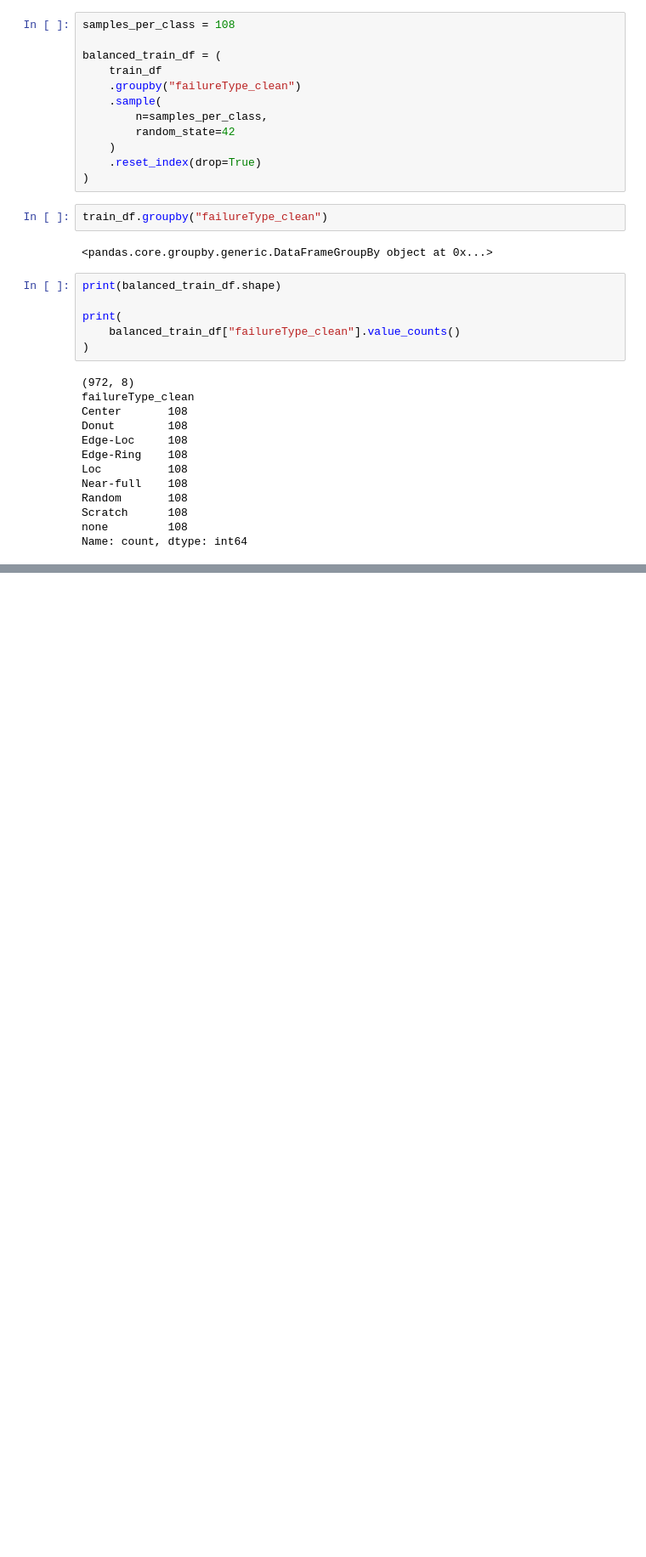
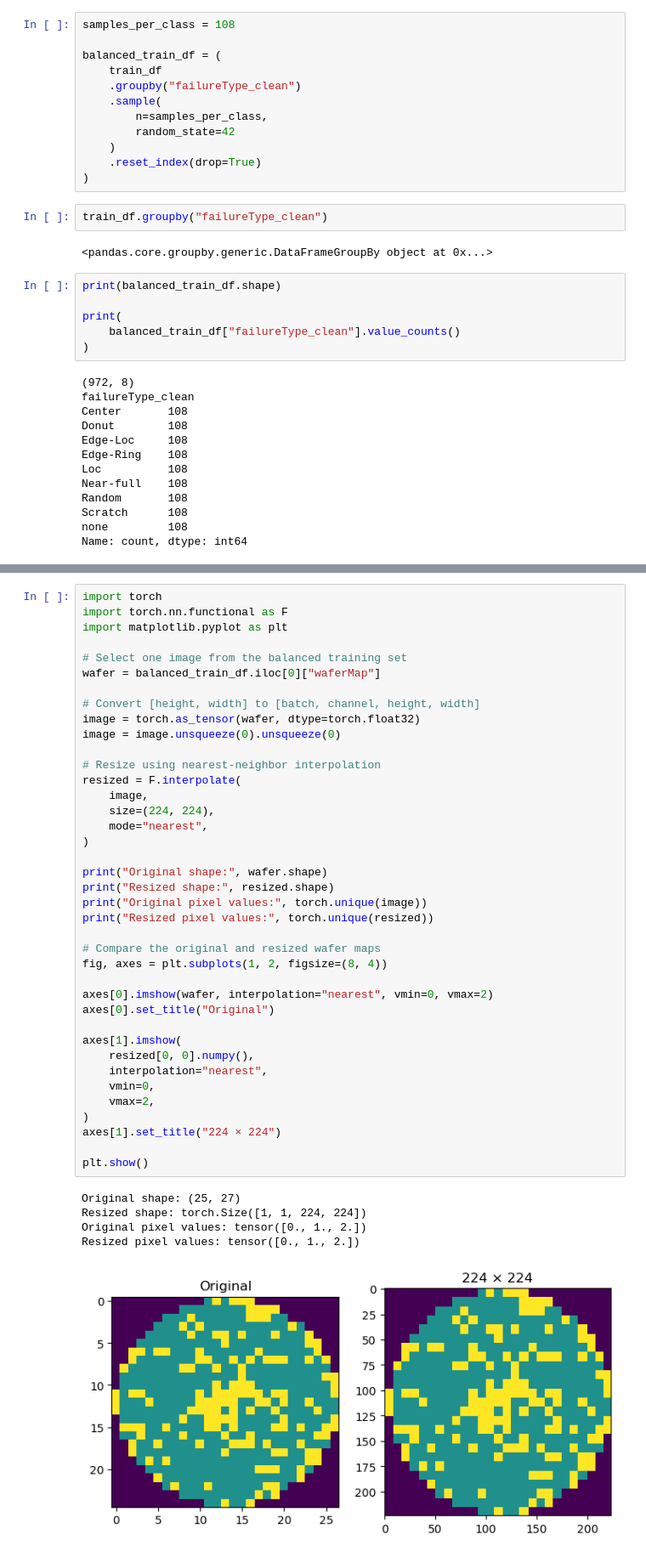
Before and after one commit to Chen-Connie/wm811k-wafer-classification, a Jupyter notebook: wm811k_exploration.ipynb, the cells around one changed output, grey strips where cells are left out. Shown at 85% size. Drawn from its saved outputs; the diff is of its cells as text; blank space fills up the shorter version.

```diff
--- a/wm811k_exploration.ipynb
+++ b/wm811k_exploration.ipynb
@@ -550,0 +588,45 @@ Name: count, dtype: int64
+# %%
+import torch
+import torch.nn.functional as F
+import matplotlib.pyplot as plt
+
+# Select one image from the balanced training set
+wafer = balanced_train_df.iloc[0]["waferMap"]
+
+# Convert [height, width] to [batch, channel, height, width]
+image = torch.as_tensor(wafer, dtype=torch.float32)
+image = image.unsqueeze(0).unsqueeze(0)
+
+# Resize using nearest-neighbor interpolation
+resized = F.interpolate(
+    image,
+    size=(224, 224),
+    mode="nearest",
+)
+
+print("Original shape:", wafer.shape)
+print("Resized shape:", resized.shape)
+print("Original pixel values:", torch.unique(image))
+print("Resized pixel values:", torch.unique(resized))
+
+# Compare the original and resized wafer maps
+fig, axes = plt.subplots(1, 2, figsize=(8, 4))
+
+axes[0].imshow(wafer, interpolation="nearest", vmin=0, vmax=2)
+axes[0].set_title("Original")
+
+axes[1].imshow(
+    resized[0, 0].numpy(),
+    interpolation="nearest",
+    vmin=0,
+    vmax=2,
+)
+axes[1].set_title("224 × 224")
+
+plt.show()
+# %% [output]
+Original shape: (25, 27)
+Resized shape: torch.Size([1, 1, 224, 224])
+Original pixel values: tensor([0., 1., 2.])
+Resized pixel values: tensor([0., 1., 2.])
+[figure, added]
```
Also changed, not shown: parts of 16 cells of this notebook, 3 other files.
